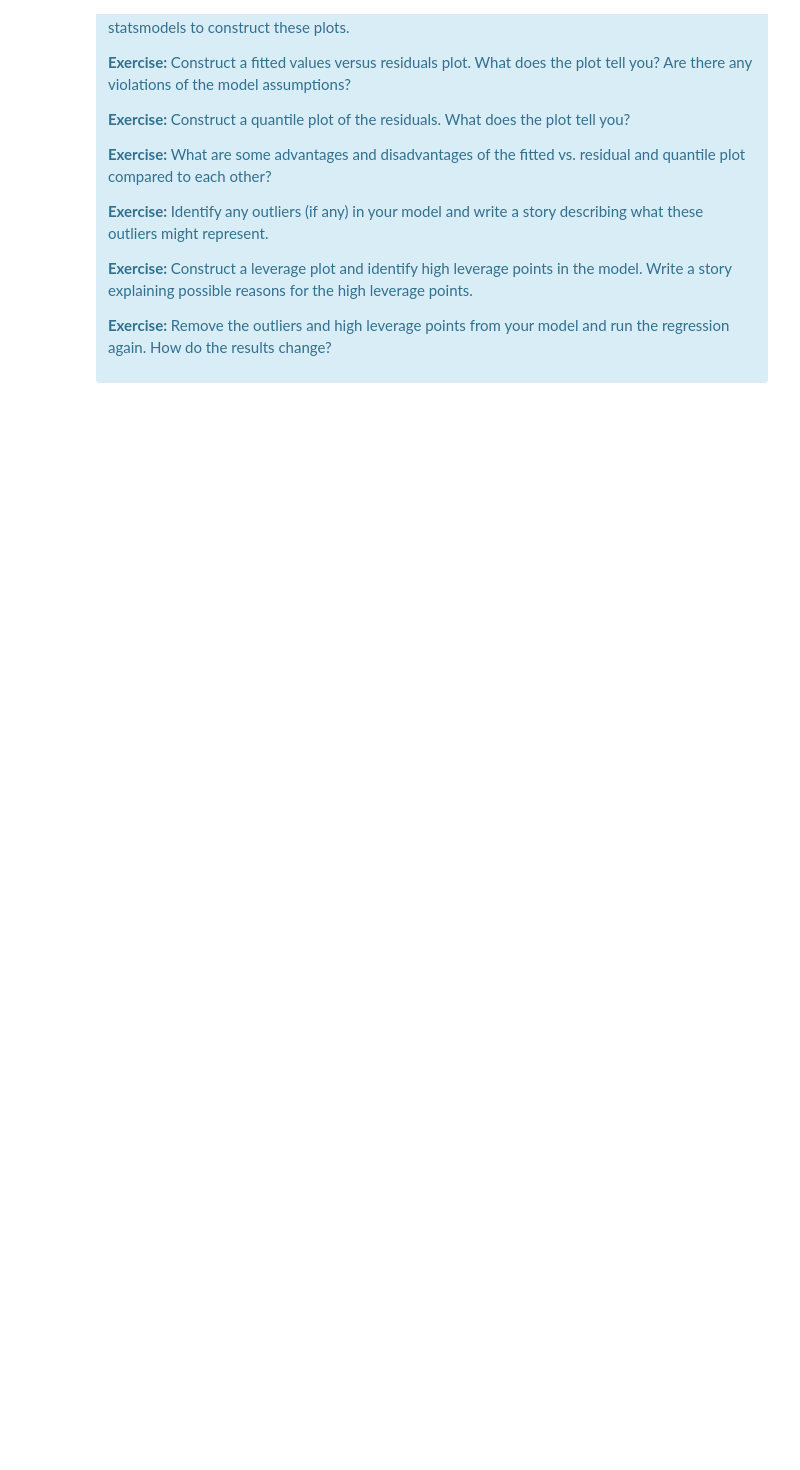
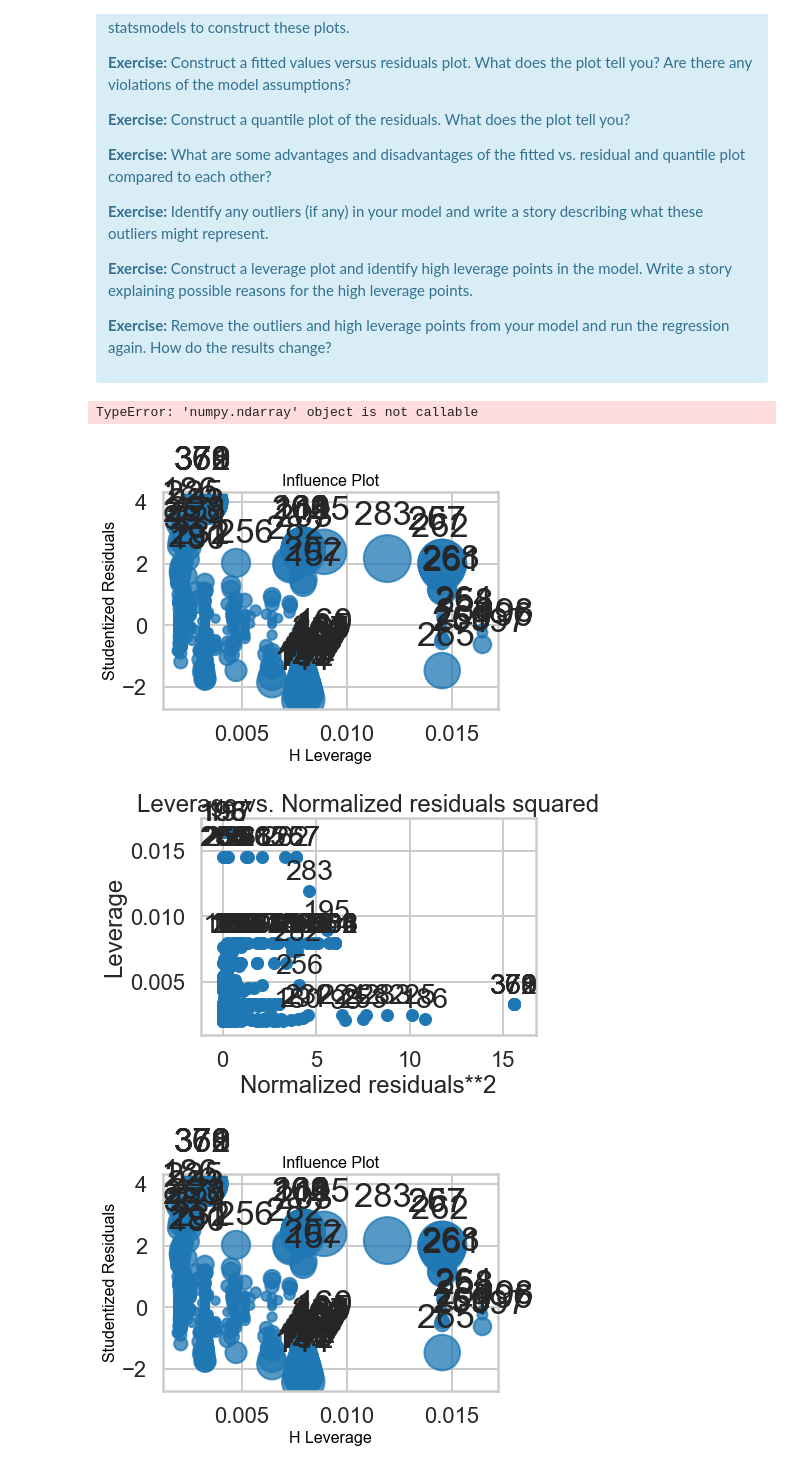
Before and after one commit to linah73/Springboard, a Jupyter notebook: Mini_Project_Linear_Regression.ipynb, the cells around one changed output. Cells and saved outputs as stored; diff of their text form; code cells hidden in the pictures; blank space fills up the shorter version.

```diff
--- a/Mini_Project_Linear_Regression.ipynb
+++ b/Mini_Project_Linear_Regression.ipynb
@@ -711,0 +741,5 @@ array=[15.3 17.8 17.8 18.7 18.7 18.7 15.2 15.2 15.2 15.2 15.2 15.2 15.2 21.
+# %%
+# statsmodels works nicely with pandas dataframes
+# The thing inside the "quotes" is called a formula, a bit on that below
+s = ols('PRICE ~ PTRATIO' ,bos).fit()
+print(s.summary())
@@ -790,0 +916,15 @@ There are some other issues that are important investigate with linear regressio
+# %%
+# Your turn.
+plt.plot(s.resid_pearson(), s.fittedvalues)
+plt.xlabel(" predicted prices")
+plt.ylabel("Housing Price")
+plt.title("Relationship between  predicted prices and original Price")
+# %% [output]
+TypeError: 'numpy.ndarray' object is not callable
+# %%
+plot_leverage_resid2(s)
+influence_plot(s)
+# %% [output]
+[figure, added]
+[figure, added]
+[figure, added]
```
Also changed, not shown: parts of 28 cells of this notebook.
